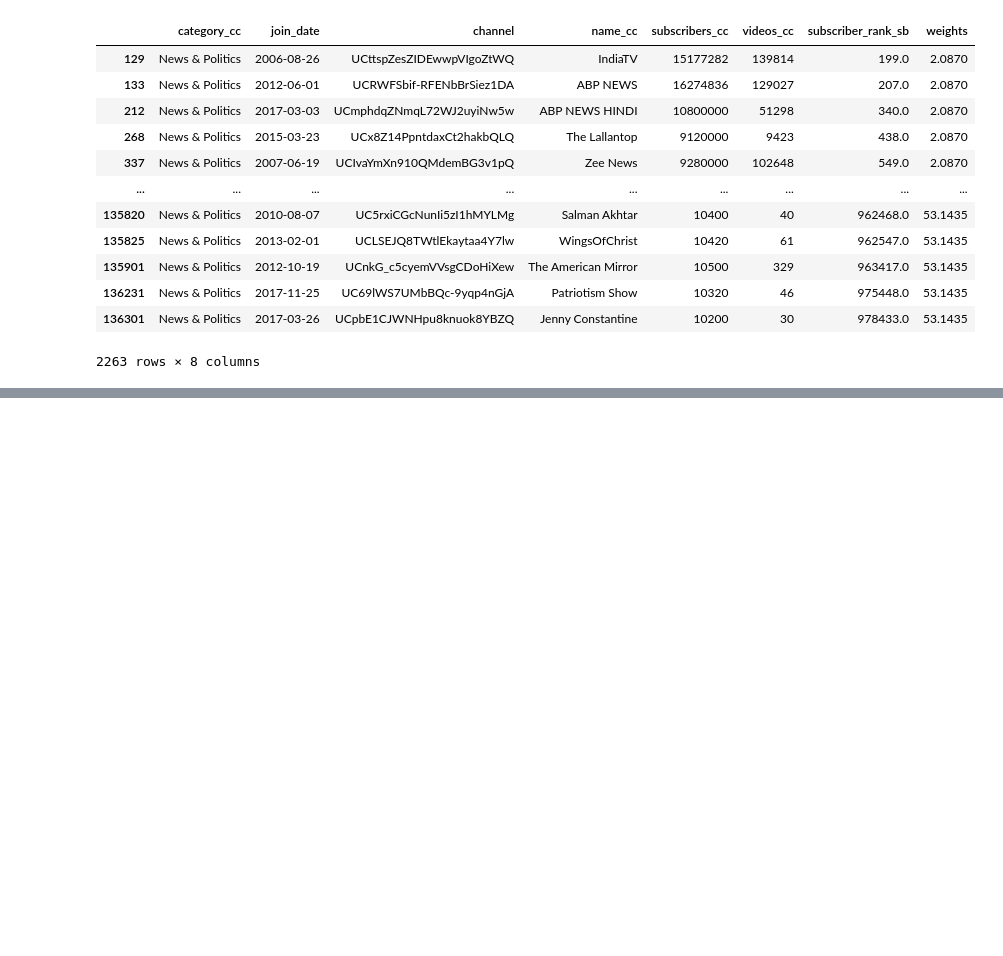
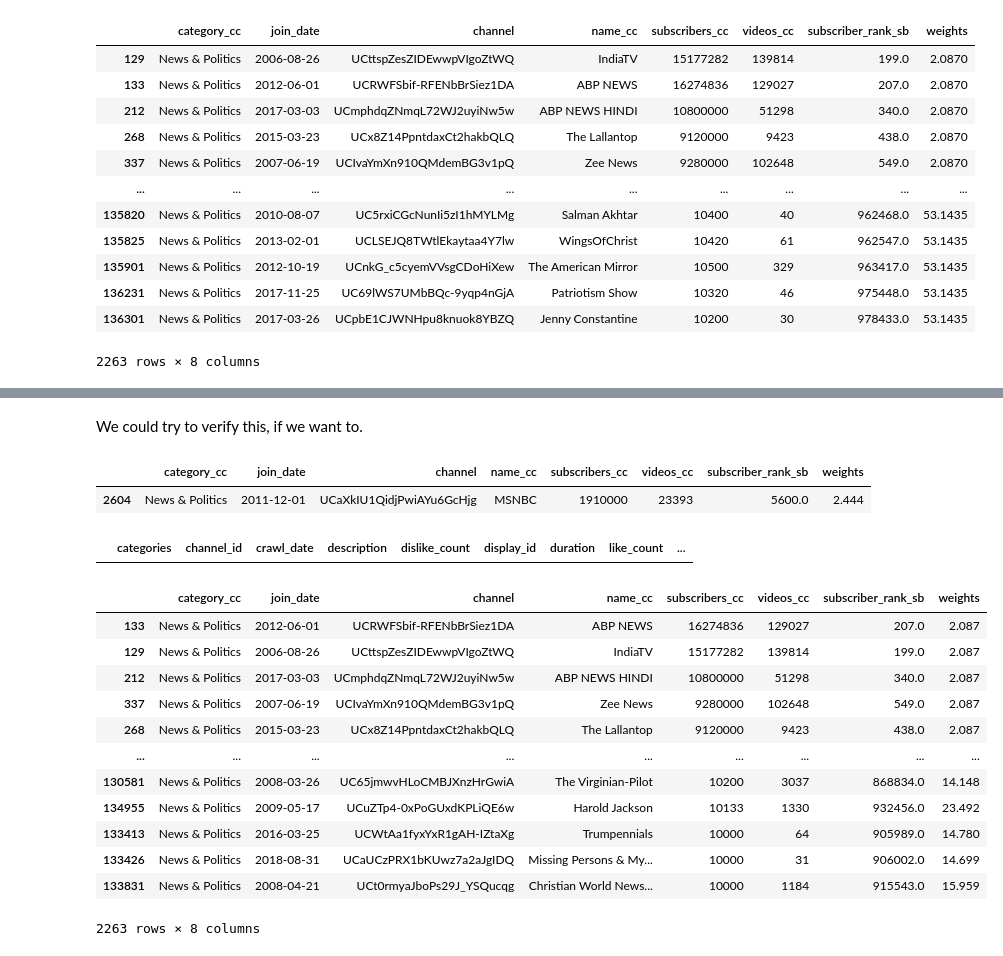
Before and after one commit to epfl-ada/ada-2024-project-thedataminions, a Jupyter notebook: preprocessing_tests/preprocessing_andreas.ipynb, the cells around one changed output, grey strips where cells are left out. Drawn from its saved outputs; the diff is of its cells as text; code cells hidden in the pictures; blank space fills up the shorter version.

```diff
--- a/preprocessing_tests/preprocessing_andreas.ipynb
+++ b/preprocessing_tests/preprocessing_andreas.ipynb
@@ -275,0 +303,2 @@ display(df_channels_news_pol)
+# %% [markdown]
+We could try to verify this, if we want to.
@@ -275,0 +313,28 @@ display(df_channels_news_pol)
+# %%
+df_channels[df_channels.name_cc=="MSNBC"]
+# %% [output]
+|  | category_cc | join_date | channel | name_cc | subscribers_cc | videos_cc | subscriber_rank_sb | weights |
+| 2604 | News & Politics | 2011-12-01 | UCaXkIU1QidjPwiAYu6GcHjg | MSNBC | 1910000 | 23393 | 5600.0 | 2.444 |
+# %%
+df_videos_news_pol_manually_selected
+# %% [output]
+|  | categories | channel_id | crawl_date | description | dislike_count | display_id | duration | like_count | ... |
+# %%
+# sort news&pol channels by subscriber count according to channel crawler
+df_channels_news_pol_sort_subscribers = df_channels_news_pol.sort_values(by="subscribers_cc", ascending=False)
+# %%
+display(df_channels_news_pol_sort_subscribers)
+# %% [output]
+|  | category_cc | join_date | channel | name_cc | subscribers_cc | videos_cc | subscriber_rank_sb | weights |
+| 133 | News & Politics | 2012-06-01 | UCRWFSbif-RFENbBrSiez1DA | ABP NEWS | 16274836 | 129027 | 207.0 | 2.087 |
+| 129 | News & Politics | 2006-08-26 | UCttspZesZIDEwwpVIgoZtWQ | IndiaTV | 15177282 | 139814 | 199.0 | 2.087 |
+| 212 | News & Politics | 2017-03-03 | UCmphdqZNmqL72WJ2uyiNw5w | ABP NEWS HINDI | 10800000 | 51298 | 340.0 | 2.087 |
+| 337 | News & Politics | 2007-06-19 | UCIvaYmXn910QMdemBG3v1pQ | Zee News | 9280000 | 102648 | 549.0 | 2.087 |
+| 268 | News & Politics | 2015-03-23 | UCx8Z14PpntdaxCt2hakbQLQ | The Lallantop | 9120000 | 9423 | 438.0 | 2.087 |
+| ... | ... | ... | ... | ... | ... | ... | ... | ... |
+| 130581 | News & Politics | 2008-03-26 | UC65jmwvHLoCMBJXnzHrGwiA | The Virginian-Pilot | 10200 | 3037 | 868834.0 | 14.148 |
+| 134955 | News & Politics | 2009-05-17 | UCuZTp4-0xPoGUxdKPLiQE6w | Harold Jackson | 10133 | 1330 | 932456.0 | 23.492 |
+| 133413 | News & Politics | 2016-03-25 | UCWtAa1fyxYxR1gAH-IZtaXg | Trumpennials | 10000 | 64 | 905989.0 | 14.780 |
+| 133426 | News & Politics | 2018-08-31 | UCaUCzPRX1bKUwz7a2aJgIDQ | Missing Persons & My... | 10000 | 31 | 906002.0 | 14.699 |
+| 133831 | News & Politics | 2008-04-21 | UCt0rmyaJboPs29J_YSQucqg | Christian World News... | 10000 | 1184 | 915543.0 | 15.959 |
+2263 rows × 8 columns
```
Also changed, not shown: parts of 12 cells of this notebook, 1 other file.
